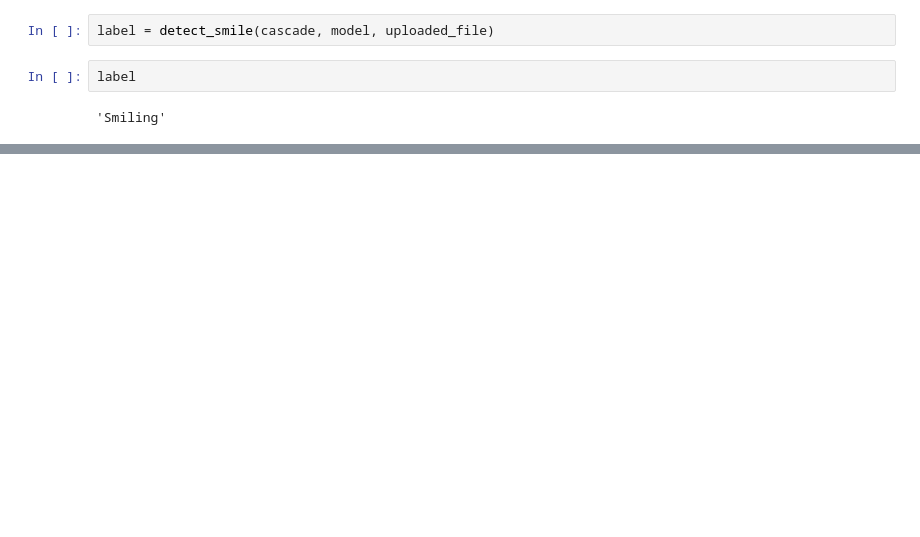
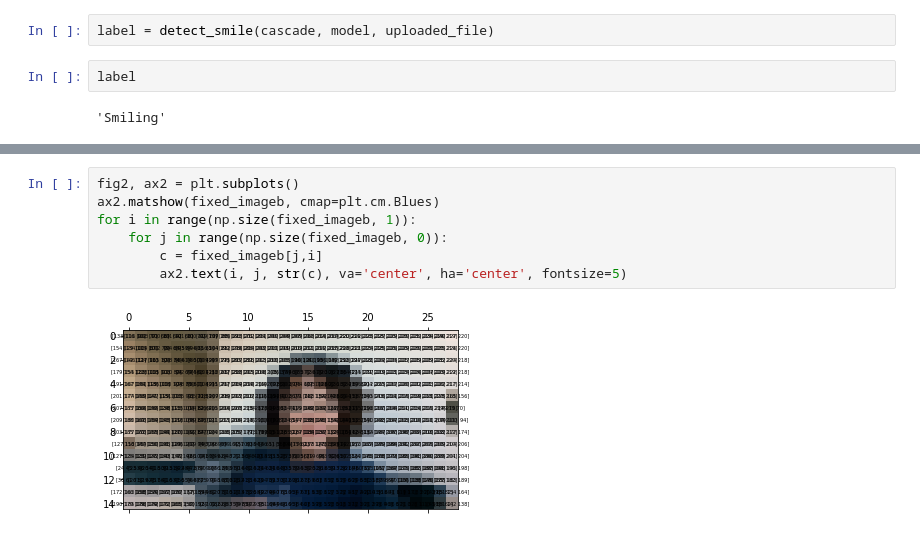
Before and after one commit to yahiakala/streamlit-tutorials, a Jupyter notebook: detect_smile_image.ipynb, the cells around one changed output, grey strips where cells are left out. Cells and saved outputs as stored; diff of their text form; blank space fills up the shorter version.

```diff
--- a/detect_smile_image.ipynb
+++ b/detect_smile_image.ipynb
@@ -21,0 +71,9 @@ label
+# %%
+fig2, ax2 = plt.subplots()
+ax2.matshow(fixed_imageb, cmap=plt.cm.Blues)
+for i in range(np.size(fixed_imageb, 1)):
+    for j in range(np.size(fixed_imageb, 0)):
+        c = fixed_imageb[j,i]
+        ax2.text(i, j, str(c), va='center', ha='center', fontsize=5)
+# %% [output]
+[figure, added]
```
Also changed, not shown: parts of 10 cells of this notebook, 2 other files.
